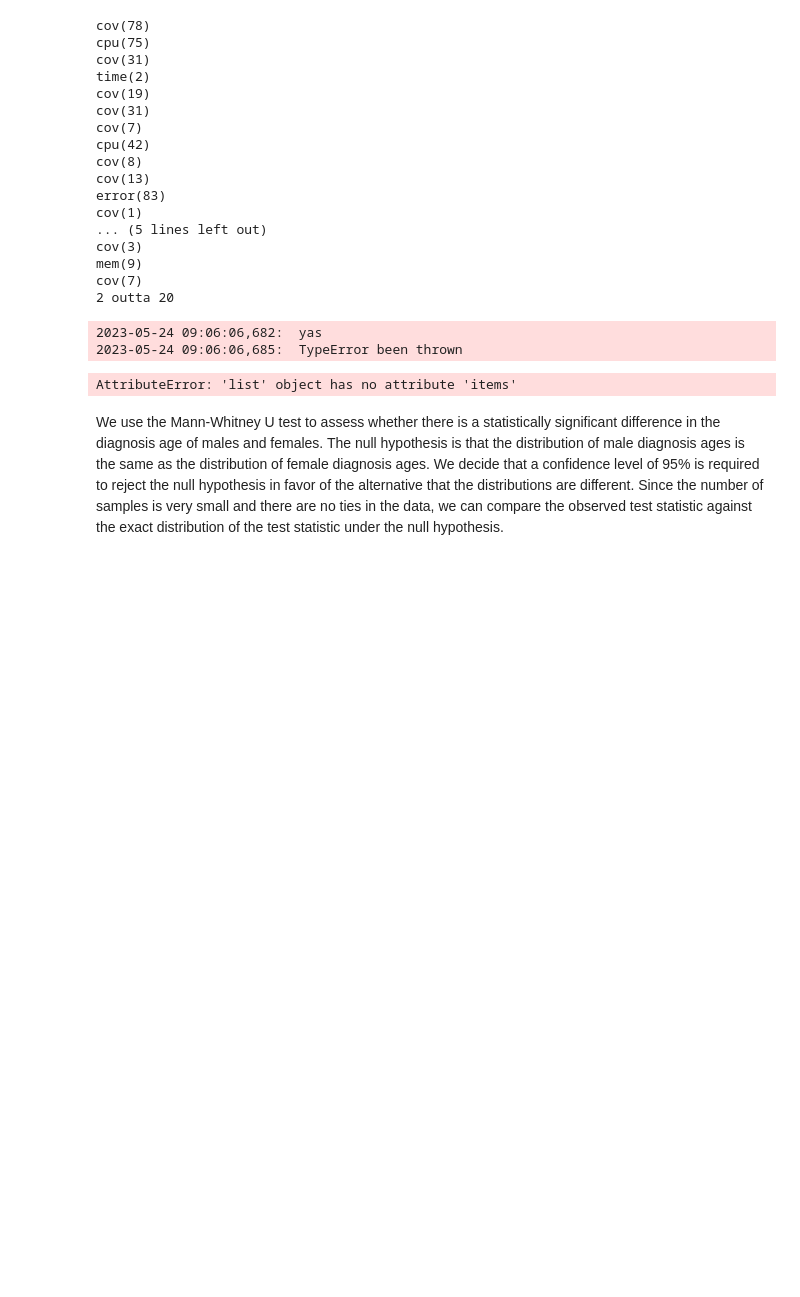
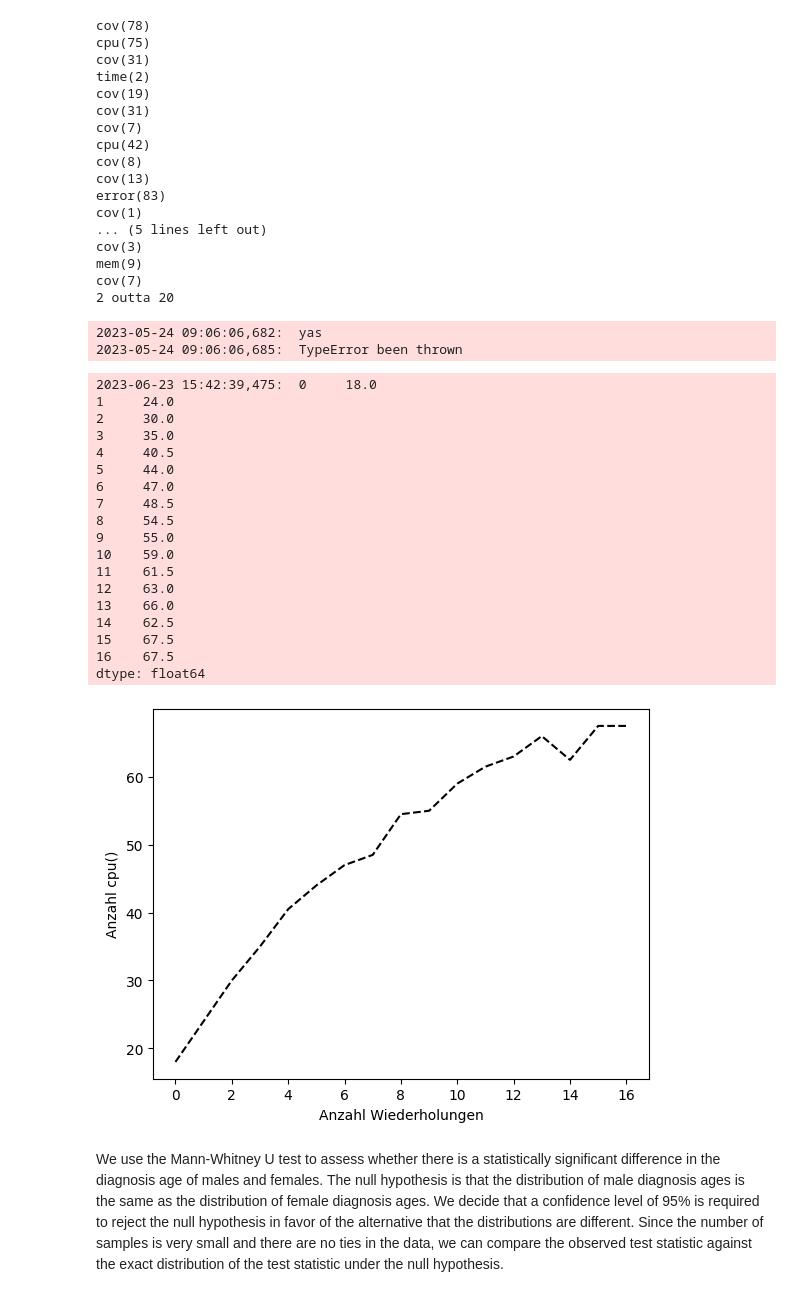
Before and after one commit to Miklovig/evogfuzzplusplus, a Jupyter notebook: Untitled-1.ipynb, the cells around one changed output. Cells and saved outputs as stored; diff of their text form; code cells hidden in the pictures; blank space fills up the shorter version.

Commit message:
new (now working) MWU tests

```diff
--- a/Untitled-1.ipynb
+++ b/Untitled-1.ipynb
@@ -589,9 +590,10 @@ except Exception as e:
 # %%
 import pandas as pd
 import matplotlib.pyplot as plt
+from scipy.stats import mannwhitneyu
 
 # Load the Excel file
-excel_file = './newperf_counted.xlsx'
+excel_file = './test results/cputime/run results/cputime_counted.xlsx'
 data = pd.read_excel(excel_file, sheet_name=None, header=None)
 
 # Create an empty DataFrame to store the data from all sheets
@@ -599,7 +601,7 @@ combined_data = pd.DataFrame()
 lengt = 0
 # Define the sheet for the specific line
 specific_sheet = 'Sheet1'  # Replace with the desired sheet name
-data = []
+data2 = []
 # Iterate over each sheet in the Excel file
 for sheet_name, sheet_data in data.items():
     # Skip the first sheet if it's empty
@@ -609,41 +611,59 @@ for sheet_name, sheet_data in data.items():
     # Extract the data from the 102nd row
     row_102 = sheet_data.iloc[101]
     if(lengt < len(row_102)):
         lengt= len(row_102)
     #logging.info(f"row {row_102}")
     # Convert column names to strings
 
 
     # Convert the row data to numeric values
     numeric_values = pd.to_numeric(row_102.values, errors='coerce')
 
     # Store the row data in the combined DataFrame
-    #combined_data[sheet_name] = numeric_values
-    data.append(numeric_values)
-logging.info(f"asdasd{data}")
+    combined_data[sheet_name] = numeric_values
+    data2.append(numeric_values)
+#logging.info(f"asdasd{data2}")
 # Create a list of colors for each line
 colors = ['lightblue'] * (len(combined_data.columns) - 1)   # Set colors for each line
 #specific_sheet_index = combined_data.columns.get_loc(specific_sheet)
 #colors[specific_sheet_index] = 'blue'  # Set the color for the specific sheet
-logging.info(f"combined {combined_data}")
+#logging.info(f"combined {combined_data}")
 mean_line = combined_data.median(axis=1)
 mean_line.iloc[0] = 18
 combined_data.iloc[0, :] = 18
-
+logging.info(mean_line)
 # Create the plot
 #combined_data.plot(color=colors, legend=False, alpha=0.5)  # Set alpha for transparency
 x_values = range(len(mean_line))
 #plt.xticks(x_values, myticks)
-#plt.plot(x_values, mean_line, color='black', linestyle='--')
+plt.plot(x_values, mean_line, color='black', linestyle='--')
 
 # Set the labels and title
 plt.xlabel('Anzahl Wiederholungen')
 plt.ylabel('Anzahl cpu()')
 #plt.savefig('cputime_old_evo.png', dpi=300)
 # Show the plot
-#plt.show()
+plt.show()
 # %% [output]
-AttributeError: 'list' object has no attribute 'items'
+2023-06-23 15:42:39,475:  0     18.0
+1     24.0
+2     30.0
+3     35.0
+4     40.5
+5     44.0
+6     47.0
+7     48.5
+8     54.5
+9     55.0
+10    59.0
+11    61.5
+12    63.0
+13    66.0
+14    62.5
+15    67.5
+16    67.5
+dtype: float64
+[figure, added]
 # %% [markdown]
 We use the Mann-Whitney U test to assess whether there is a statistically significant difference in the diagnosis age of males and females. The null hypothesis is that the distribution of male diagnosis ages is the same as the distribution of female diagnosis ages. We decide that a confidence level of 95% is required to reject the null hypothesis in favor of the alternative that the distributions are different. Since the number of samples is very small and there are no ties in the data, we can compare the observed test statistic against the exact distribution of the test statistic under the null hypothesis.
 # %%
```
Also changed, not shown: parts of 4 cells of this notebook, 4 other files.
